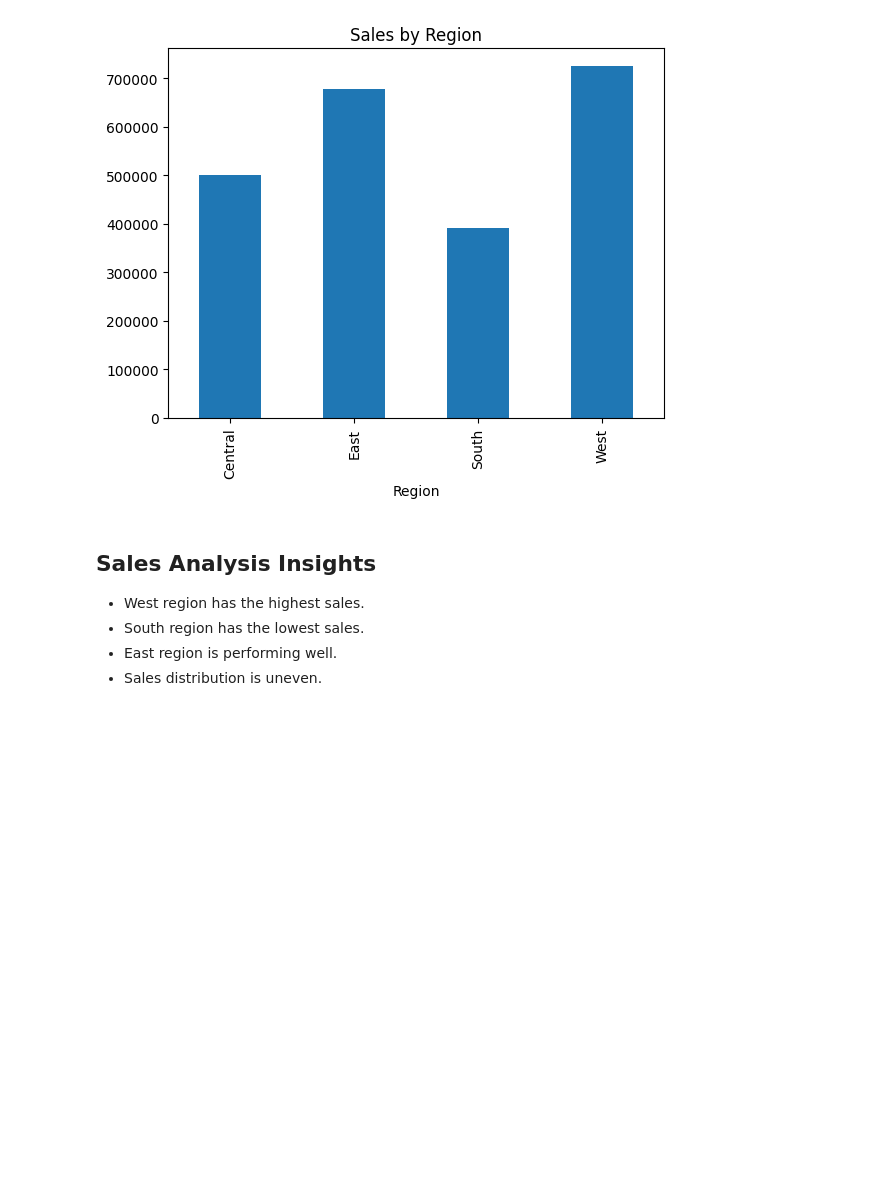
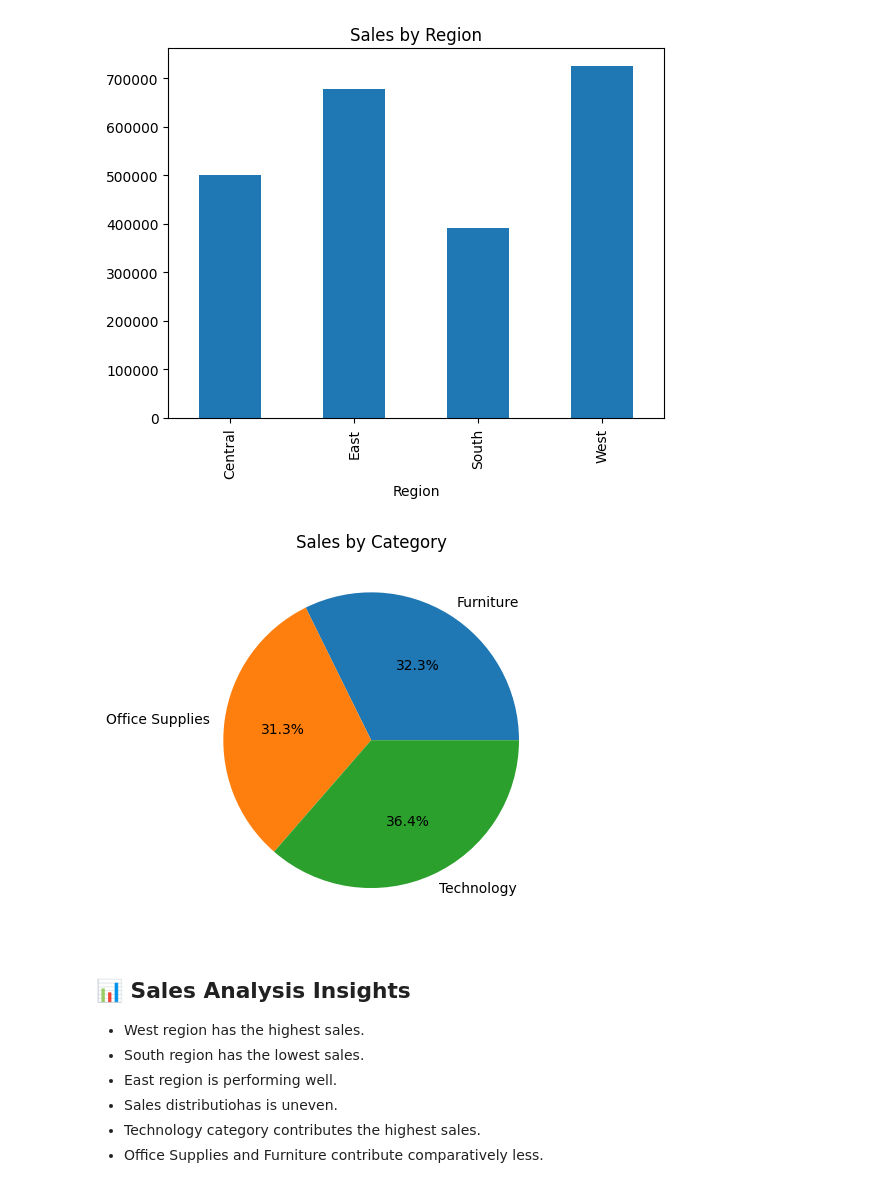
Before and after one commit to Harshi1409/FUTURE_DS_01, a Jupyter notebook: analysis.ipynb, the cells around one changed output. Saved outputs shown, nothing was run; the diff lists cells and outputs as text; code cells hidden in the pictures; blank space fills up the shorter version.

Commit message:
Add files via upload
Updated analysis with category visualization and insights

```diff
--- a/analysis.ipynb
+++ b/analysis.ipynb
@@ -77,9 +77,17 @@ plt.title("Sales by Region")
 plt.show()
 # %% [output]
 [figure]
+# %%
+df.groupby('Category')['Sales'].sum().plot(kind='pie',autopct='%1.1f%%')
+plt.title("Sales by Category")
+plt.show()
+# %% [output]
+[figure, added]
 # %% [markdown]
-## Sales Analysis Insights
+## 📊 Sales Analysis Insights
 - West region has the highest sales.
 - South region has the lowest sales.
 - East region is performing well.
-- Sales distribution is uneven.
+- Sales distributiohas is uneven.
+- Technology category contributes the highest sales.
+- Office Supplies and Furniture contribute comparatively less.
```
